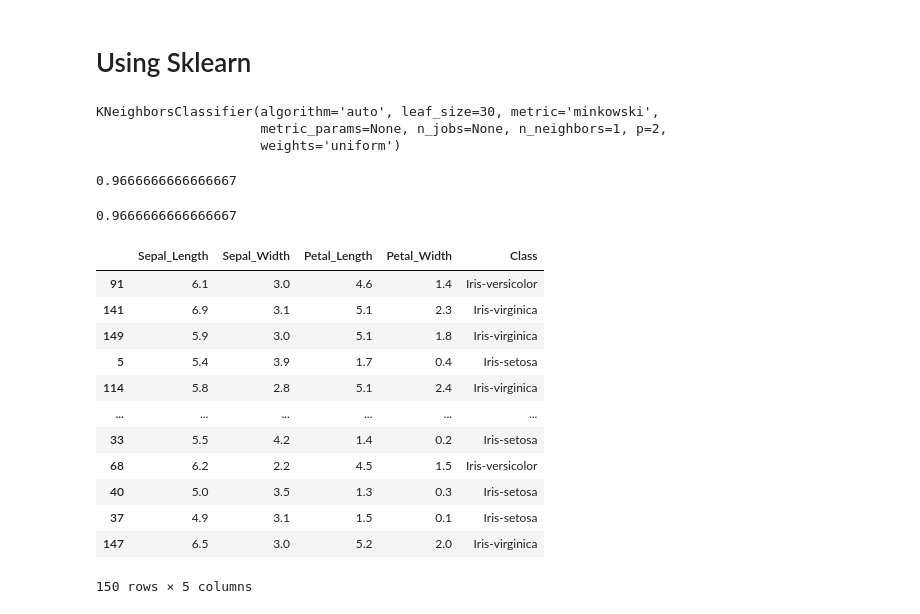
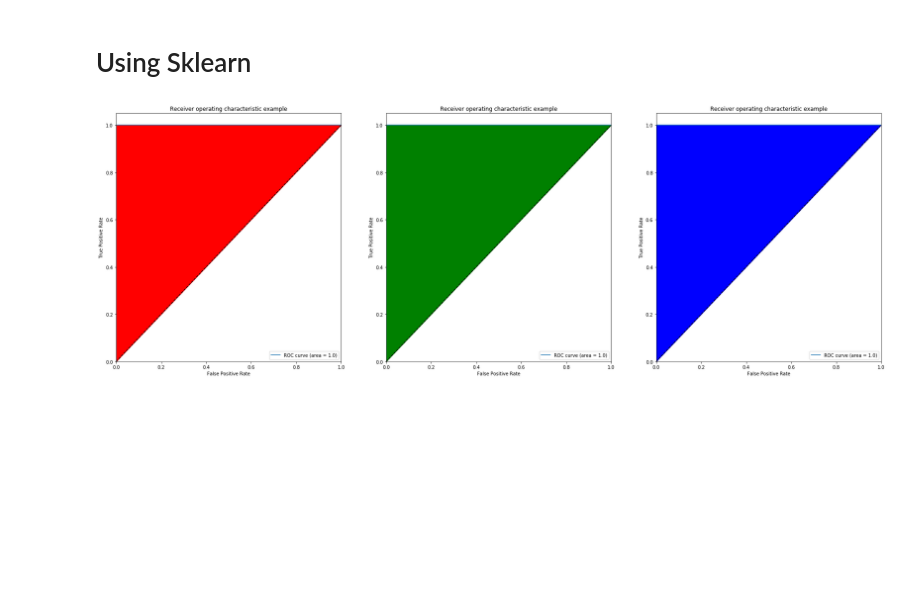
Before and after one commit to codamin/Machine-Learning-Course-Assignments, a Jupyter notebook: hw2/p8.ipynb, the cells around one changed output. Saved outputs shown, nothing was run; the diff lists cells and outputs as text; code cells hidden in the pictures; blank space fills up the shorter version.

```diff
--- a/hw2/p8.ipynb
+++ b/hw2/p8.ipynb
@@ -121,20 +118,39 @@ data = pd.read_csv("Iris.csv")
 # %%
 X = data[feature_columns]
 y = data['Class']
+y = label_binarize(y, classes=y.unique())
 # %%
 X_train, X_test, y_train, y_test = train_test_split(X, y, test_size=0.2, random_state=42)
 # %%
 knn = KNeighborsClassifier(n_neighbors=1)
 # %%
 knn.fit(X_train, y_train)
+y_pred = knn.predict(X_test)
-# %% [output]
-KNeighborsClassifier(algorithm='auto', leaf_size=30, metric='minkowski',
-                     metric_params=None, n_jobs=None, n_neighbors=1, p=2,
-                     weights='uniform')
-# %%
-knn.score(X_test, y_test)
-# %% [output]
-0.9666666666666667
+# %%
+n_classes = y_test.shape[1]
+fpr = dict()
+tpr = dict()
+roc_auc = dict()
+for i in range(n_classes):
+    fpr[i], tpr[i], _ = roc_curve(y_test[:, i], y_pred[:, i])
+    roc_auc[i] = auc(fpr[i], tpr[i])
+
+# Plot of a ROC curve for a specific class
+fig, axes = plt.subplots(1,3, figsize=(30,10))
+axes = axes.flat
+colors = ['r', 'g', 'b']
+for i in range(n_classes):
+    axes[i].plot(fpr[i], tpr[i], label='ROC curve (area = {})'.format(roc_auc[i]))
+    axes[i].plot([0, 1], [0, 1], 'k--')
+    axes[i].set_xlim([0.0, 1.0])
+    axes[i].set_ylim([0.0, 1.05])
+    axes[i].fill_between(fpr[i], fpr[i], tpr[i], 1, color=colors[i])
+    axes[i].set_xlabel('False Positive Rate')
+    axes[i].set_ylabel('True Positive Rate')
+    axes[i].set_title('Receiver operating characteristic example')
+    axes[i].legend(loc="lower right")
+# %% [output]
+[figure, added]
 # %%
 data_normalized = normalize(data)
 X = data_normalized[feature_columns]
@@ -142,21 +158,3 @@ y = data_normalized['Class']
 X_train, X_test, y_train, y_test = train_test_split(X, y, test_size=0.2, random_state=42)
 knn.fit(X_train, y_train)
 knn.score(X_test, y_test)
-# %% [output]
-0.9666666666666667
-# %%
-data.sample(frac=1)
-# %% [output]
-|  | Sepal_Length | Sepal_Width | Petal_Length | Petal_Width | Class |
-| 91 | 6.1 | 3.0 | 4.6 | 1.4 | Iris-versicolor |
-| 141 | 6.9 | 3.1 | 5.1 | 2.3 | Iris-virginica |
-| 149 | 5.9 | 3.0 | 5.1 | 1.8 | Iris-virginica |
-| 5 | 5.4 | 3.9 | 1.7 | 0.4 | Iris-setosa |
-| 114 | 5.8 | 2.8 | 5.1 | 2.4 | Iris-virginica |
-| ... | ... | ... | ... | ... | ... |
-| 33 | 5.5 | 4.2 | 1.4 | 0.2 | Iris-setosa |
-| 68 | 6.2 | 2.2 | 4.5 | 1.5 | Iris-versicolor |
-| 40 | 5.0 | 3.5 | 1.3 | 0.3 | Iris-setosa |
-| 37 | 4.9 | 3.1 | 1.5 | 0.1 | Iris-setosa |
-| 147 | 6.5 | 3.0 | 5.2 | 2.0 | Iris-virginica |
-150 rows × 5 columns
```
Also changed, not shown: parts of 6 cells of this notebook, 7 other files.
